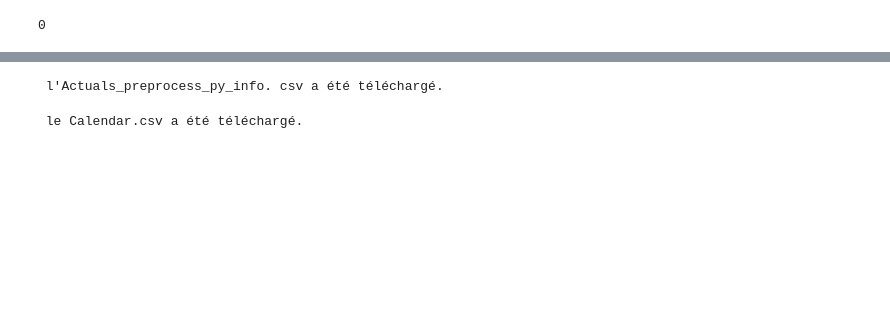
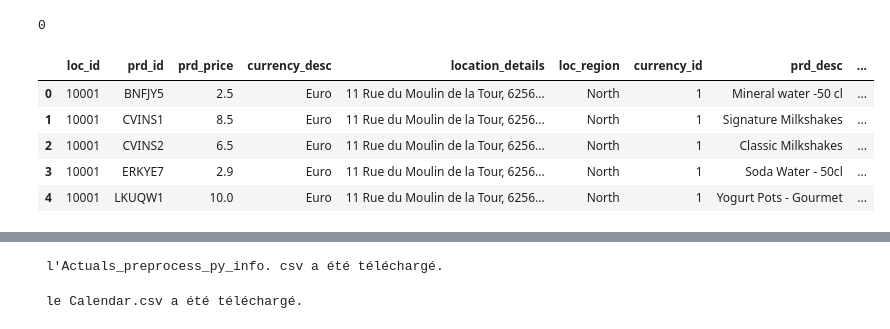
Before and after one commit to Machakrabo/supplychain, a Jupyter notebook: python/masha_preprocessing.ipynb, the cells around one changed output, grey strips where cells are left out. Cells and saved outputs as stored; diff of their text form; code cells hidden in the pictures; blank space fills up the shorter version.

```diff
--- a/python/masha_preprocessing.ipynb
+++ b/python/masha_preprocessing.ipynb
@@ -115,3 +117,6 @@ df_actuals_qty['prd_price']= df_actuals_qty['prd_price'].astype("float")
 print(df_actuals_qty['prd_price'].dtype)
 # %% [output]
 float64
+# %%
+df_actuals_qty['dates']= pd.to_datetime(df_actuals_qty['dates'])
+print(df_actuals_qty['dates'].dtype)
@@ -252,0 +256,11 @@ print (count_duplicates_calendar)
+# %%
+df_combinations =df_actuals_info[['loc_id','prd_id','prd_price','currency_desc','location_details','loc_region','currency_id','prd_desc','prd_size','prd_sku','prd_family','prd_seasons','prd_seasons_grp']].drop_duplicates()
+# %%
+df_combinations.head()
+# %% [output]
+|  | loc_id | prd_id | prd_price | currency_desc | location_details | loc_region | currency_id | prd_desc | ... |
+| 0 | 10001 | BNFJY5 | 2.5 | Euro | 11 Rue du Moulin de la Tour, 6256... | North | 1 | Mineral water -50 cl | ... |
+| 1 | 10001 | CVINS1 | 8.5 | Euro | 11 Rue du Moulin de la Tour, 6256... | North | 1 | Signature Milkshakes | ... |
+| 2 | 10001 | CVINS2 | 6.5 | Euro | 11 Rue du Moulin de la Tour, 6256... | North | 1 | Classic Milkshakes | ... |
+| 3 | 10001 | ERKYE7 | 2.9 | Euro | 11 Rue du Moulin de la Tour, 6256... | North | 1 | Soda Water - 50cl | ... |
+| 4 | 10001 | LKUQW1 | 10.0 | Euro | 11 Rue du Moulin de la Tour, 6256... | North | 1 | Yogurt Pots - Gourmet | ... |
```
Also changed, not shown: parts of 27 cells of this notebook, 1 other file.
